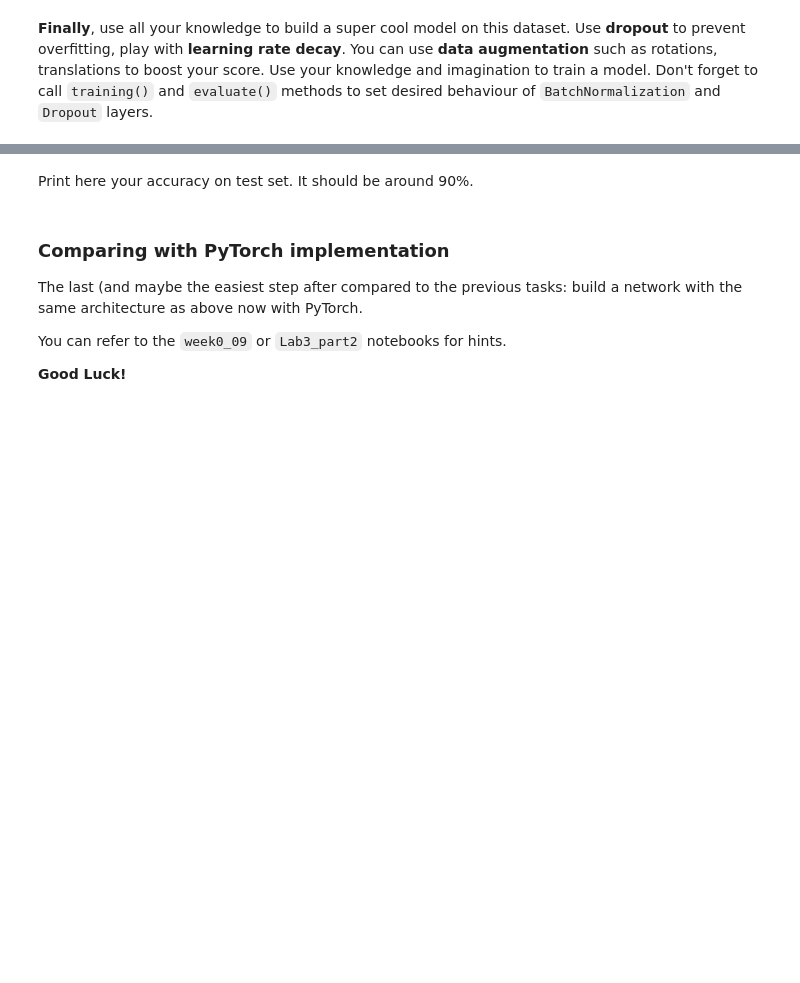
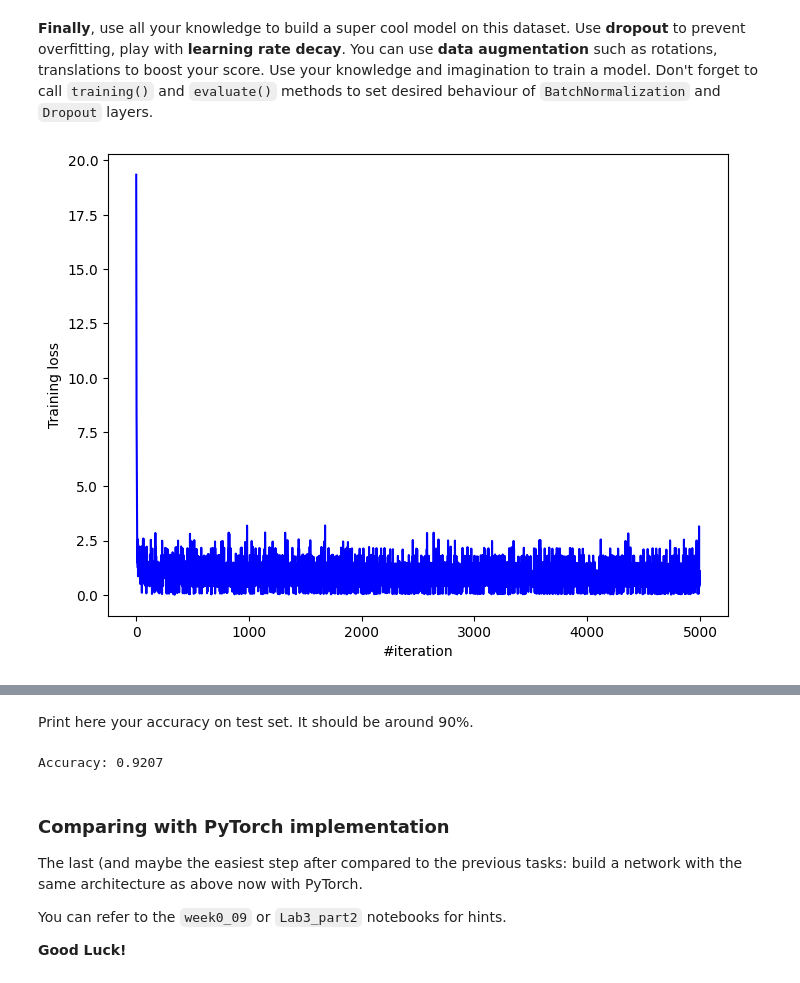
Before and after one commit to blaccyee/ml-course-hw, a Jupyter notebook: lab2_deep_learning/main_notebook.ipynb, the cells around one changed output, grey strips where cells are left out. Saved outputs shown, nothing was run; the diff lists cells and outputs as text; code cells hidden in the pictures; blank space fills up the shorter version.

```diff
--- a/lab2_deep_learning/main_notebook.ipynb
+++ b/lab2_deep_learning/main_notebook.ipynb
@@ -540,0 +573,39 @@ Write your personal opinion on the activation functions, think about computation
+# %%
+criterion = ClassNLLCriterionUnstable()
+
+network = Sequential()
+
+network.add(Linear(784, 128))
+network.add(BatchNormalization())
+network.add(Dropout(0.7))
+network.add(ReLU())
+network.add(Linear(128, 128))
+network.add(BatchNormalization())
+network.add(Dropout(0.3))
+network.add(ReLU())
+network.add(Linear(128, 10))
+network.add(BatchNormalization())
+network.add(ReLU())
+
+n_epoch = 10
+batch_size = 100
+optimizer_params = {'learning_rate': 1e-2, 'beta1': 0.9, 'beta2': 0.9, 'epsilon': 1e-10}
+loss_history = []
+# %%
+network.train()
+
+for i in range(n_epoch):
+    loss_history.extend(trainer(network, X_train, y_train, batch_size, adam_optimizer, optimizer_params))
+
+    # Visualize
+    display.clear_output(wait=False)
+    plt.figure(figsize=(8, 6))
+
+    plt.xlabel("#iteration")
+    plt.ylabel("Training loss")
+    plt.plot(loss_history, 'b')
+    plt.show()
+
+    print('Current loss: %f' % loss_history[-1])
+# %% [output]
+[figure, added]
@@ -545,3 +617,13 @@ Print here your accuracy on test set. It should be around 90%.
+# %%
+# Your answer goes here. ################################################
+network.evaluate()
+
+n_preds = len(y_test)
+predictions = network.forward(X_test.reshape(n_preds, image_size)).argmax(axis=1, keepdims=True).reshape(1, n_preds)
+
+print("Accuracy:", np.sum(predictions == y_test) / n_preds)
+# %% [output]
+Accuracy: 0.9207
 # %% [markdown]
 ### Comparing with PyTorch implementation
 The last (and maybe the easiest step after compared to the previous tasks: build a network with the same architecture as above now with PyTorch.
```
Also changed, not shown: parts of 30 cells of this notebook.
